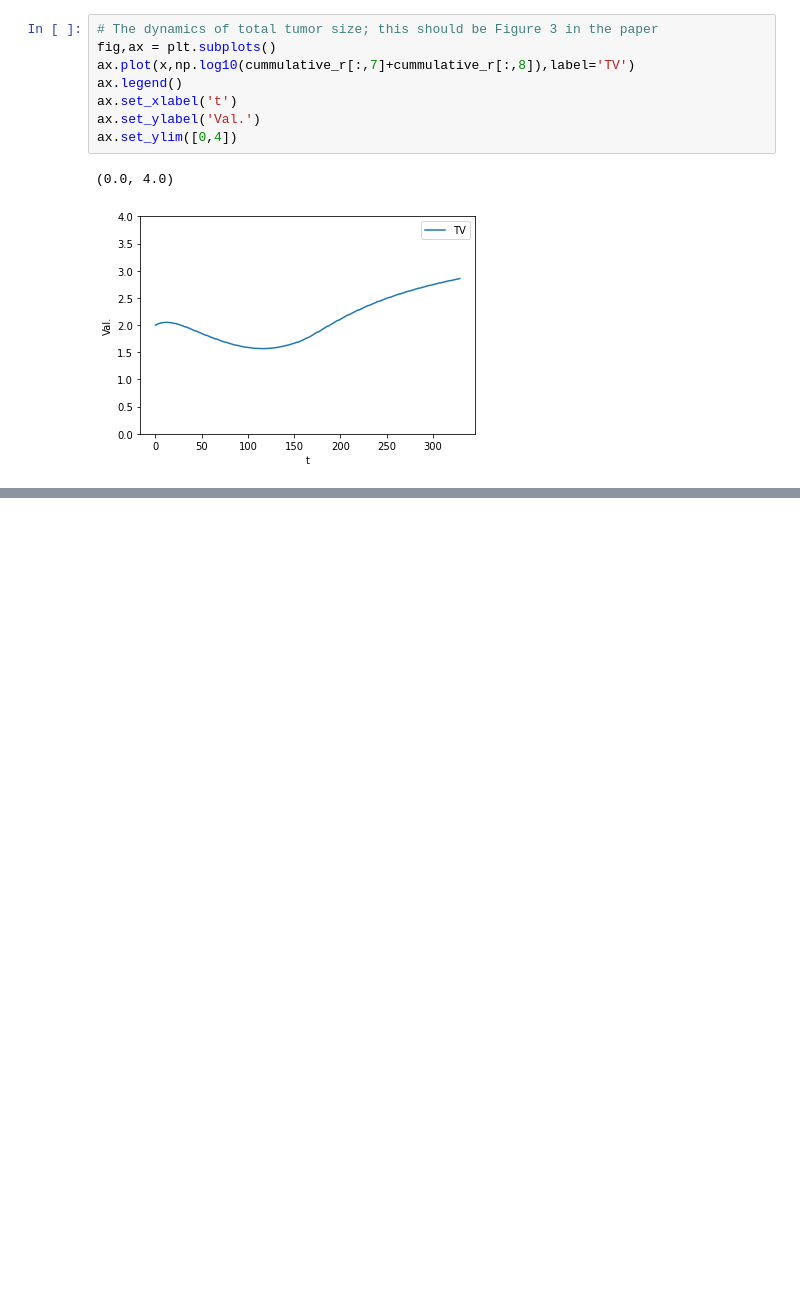
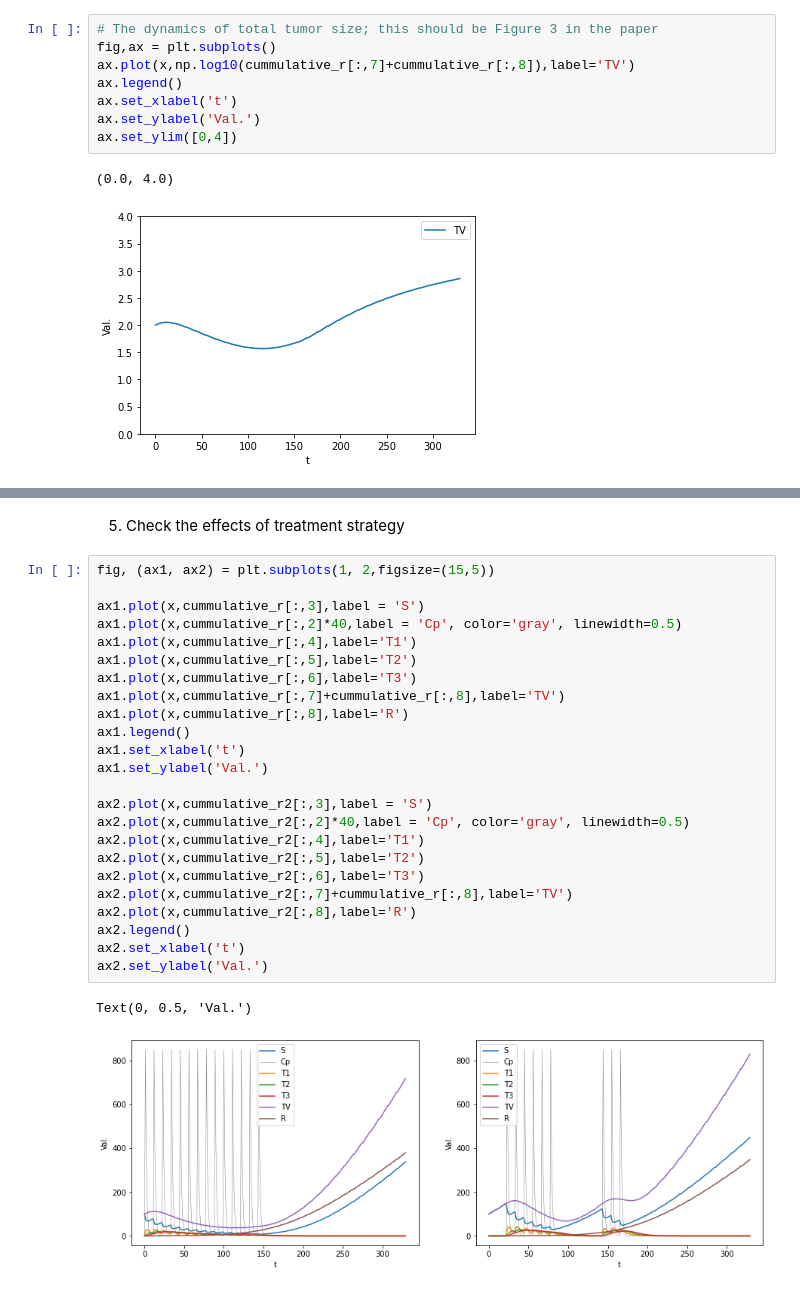
Before and after one commit to Sayaka-Ishizawa/Other-research, a Jupyter notebook: Eigenmann et al./PK_PD_model.ipynb, the cells around one changed output, grey strips where cells are left out. Drawn from its saved outputs; the diff is of its cells as text; blank space fills up the shorter version.

```diff
--- a/Eigenmann et al./PK_PD_model.ipynb
+++ b/Eigenmann et al./PK_PD_model.ipynb
@@ -257,0 +293,29 @@ ax.set_ylim([0,4])
+# %% [markdown]
+5. Check the effects of treatment strategy
+# %%
+fig, (ax1, ax2) = plt.subplots(1, 2,figsize=(15,5))
+
+ax1.plot(x,cummulative_r[:,3],label = 'S')
+ax1.plot(x,cummulative_r[:,2]*40,label = 'Cp', color='gray', linewidth=0.5)
+ax1.plot(x,cummulative_r[:,4],label='T1')
+ax1.plot(x,cummulative_r[:,5],label='T2')
+ax1.plot(x,cummulative_r[:,6],label='T3')
+ax1.plot(x,cummulative_r[:,7]+cummulative_r[:,8],label='TV')
+ax1.plot(x,cummulative_r[:,8],label='R')
+ax1.legend()
+ax1.set_xlabel('t')
+ax1.set_ylabel('Val.')
+
+ax2.plot(x,cummulative_r2[:,3],label = 'S')
+ax2.plot(x,cummulative_r2[:,2]*40,label = 'Cp', color='gray', linewidth=0.5)
+ax2.plot(x,cummulative_r2[:,4],label='T1')
+ax2.plot(x,cummulative_r2[:,5],label='T2')
+ax2.plot(x,cummulative_r2[:,6],label='T3')
+ax2.plot(x,cummulative_r2[:,7]+cummulative_r[:,8],label='TV')
+ax2.plot(x,cummulative_r2[:,8],label='R')
+ax2.legend()
+ax2.set_xlabel('t')
+ax2.set_ylabel('Val.')
+# %% [output]
+Text(0, 0.5, 'Val.')
+[figure, added]
```
Also changed, not shown: parts of 3 cells of this notebook.
